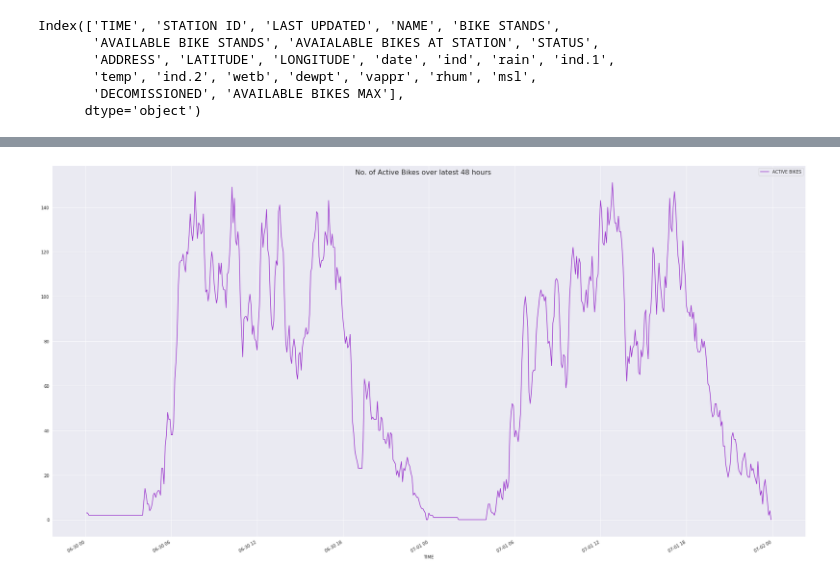
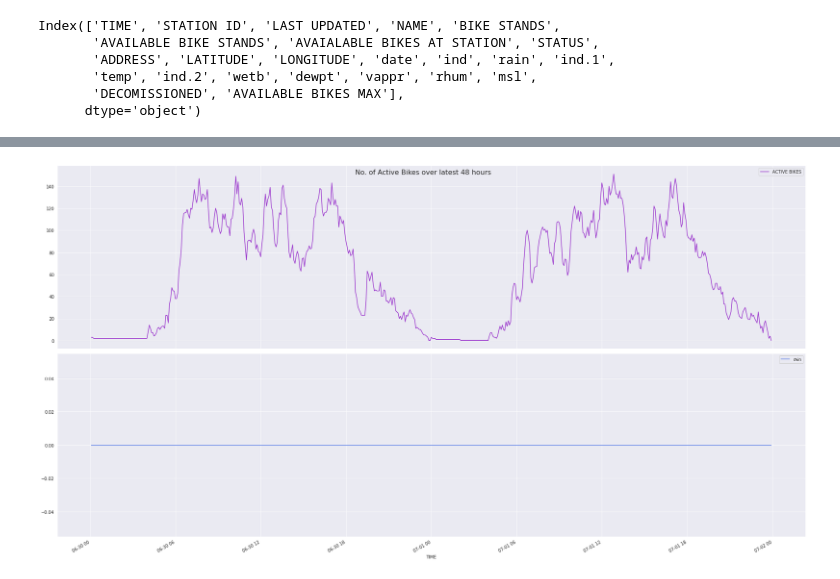
Before and after one commit to Matt-Toland/ProgrammingAssignment2, a Jupyter notebook: Dublin_Bike_Share.ipynb, the cells around one changed output, grey strips where cells are left out. Drawn from its saved outputs; the diff is of its cells as text; code cells hidden in the pictures.

```diff
--- a/Dublin_Bike_Share.ipynb
+++ b/Dublin_Bike_Share.ipynb
@@ -414,15 +414,16 @@ print(merge2)
 # %%
 sns.set_style('darkgrid') # darkgrid, white grid, dark, white and ticks
 
 
-fig3, ax = plt.subplots(figsize = (25,13), sharex = True, tight_layout = True)
+fig3, (ax1, ax2) = plt.subplots(2, figsize = (25,13), sharex = True, tight_layout = True)
 fig3.suptitle('No. of Active Bikes over latest 48 hours', fontsize=16)
 
-available_bikes_day = merge2[merge2['TIME']>pd.to_datetime('2021-06-30 00:01:00')]
+last48hrs = merge2[merge2['TIME']>pd.to_datetime('2021-06-30 00:01:00')]
 
-ax1.set_ylim([1200,1400])
+#ax1.set_ylim([1200,1400])
 
-available_bikes_day.plot('TIME','ACTIVE BIKES', ax = ax,color = 'darkorchid')
+last48hrs.plot('TIME','ACTIVE BIKES', ax = ax1, color = 'darkorchid')
+last48hrs.plot('TIME','rain', ax = ax2, color = 'royalblue')
 plt.show()
 # %% [output]
-[figure, old version]
+[figure, new version]
```
Also changed, not shown: parts of 3 cells of this notebook.
